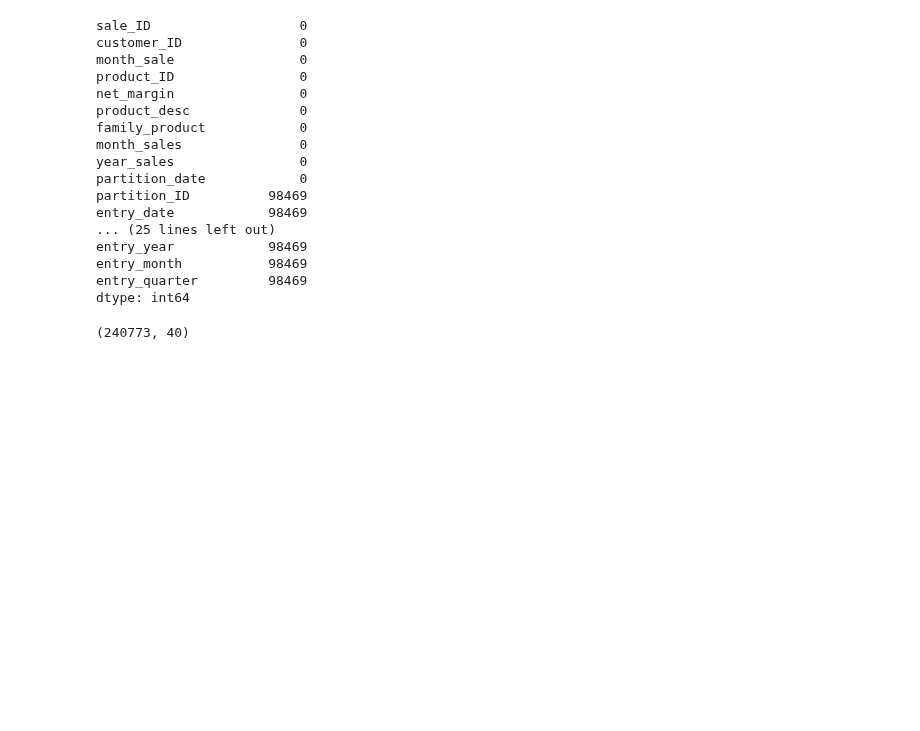
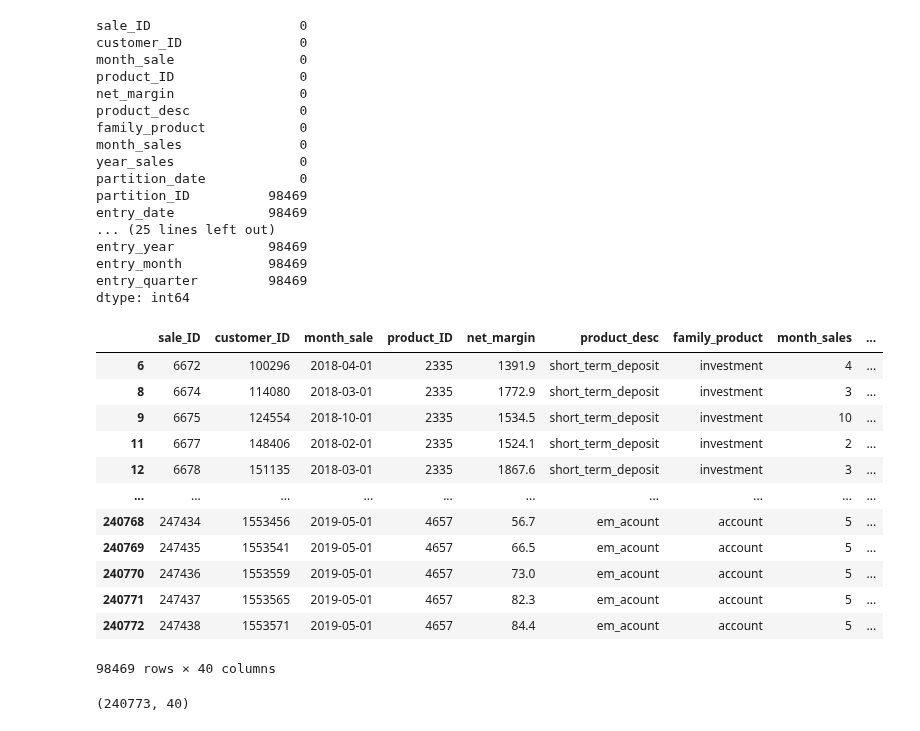
Before and after one commit to RicardColomOrero/easymoney, a Jupyter notebook: Easymoney.ipynb, the cells around one changed output. Saved outputs shown, nothing was run; the diff lists cells and outputs as text; code cells hidden in the pictures; blank space fills up the shorter version.

```diff
--- a/Easymoney.ipynb
+++ b/Easymoney.ipynb
@@ -1473,3 +1491,19 @@ dtype: int64
+# %%
+result[(result['debit_card'].isnull())]
+# %% [output]
+|  | sale_ID | customer_ID | month_sale | product_ID | net_margin | product_desc | family_product | month_sales | ... |
+| 6 | 6672 | 100296 | 2018-04-01 | 2335 | 1391.9 | short_term_deposit | investment | 4 | ... |
+| 8 | 6674 | 114080 | 2018-03-01 | 2335 | 1772.9 | short_term_deposit | investment | 3 | ... |
+| 9 | 6675 | 124554 | 2018-10-01 | 2335 | 1534.5 | short_term_deposit | investment | 10 | ... |
+| 11 | 6677 | 148406 | 2018-02-01 | 2335 | 1524.1 | short_term_deposit | investment | 2 | ... |
+| 12 | 6678 | 151135 | 2018-03-01 | 2335 | 1867.6 | short_term_deposit | investment | 3 | ... |
+| ... | ... | ... | ... | ... | ... | ... | ... | ... | ... |
+| 240768 | 247434 | 1553456 | 2019-05-01 | 4657 | 56.7 | em_acount | account | 5 | ... |
+| 240769 | 247435 | 1553541 | 2019-05-01 | 4657 | 66.5 | em_acount | account | 5 | ... |
+| 240770 | 247436 | 1553559 | 2019-05-01 | 4657 | 73.0 | em_acount | account | 5 | ... |
+| 240771 | 247437 | 1553565 | 2019-05-01 | 4657 | 82.3 | em_acount | account | 5 | ... |
+| 240772 | 247438 | 1553571 | 2019-05-01 | 4657 | 84.4 | em_acount | account | 5 | ... |
+98469 rows × 40 columns
 # %%
 result.shape
 # %% [output]
```
Also changed, not shown: parts of 4 cells of this notebook.
